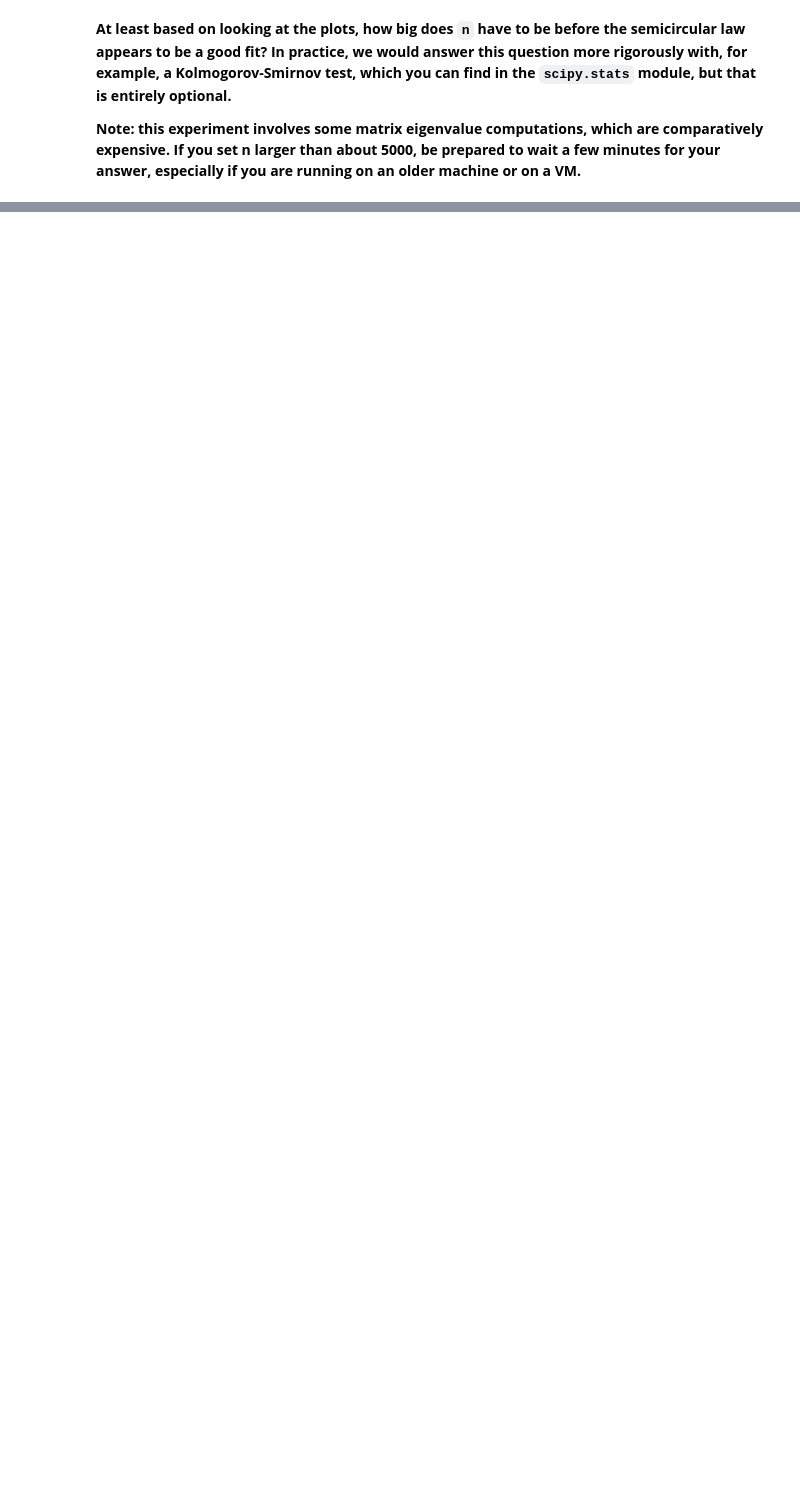
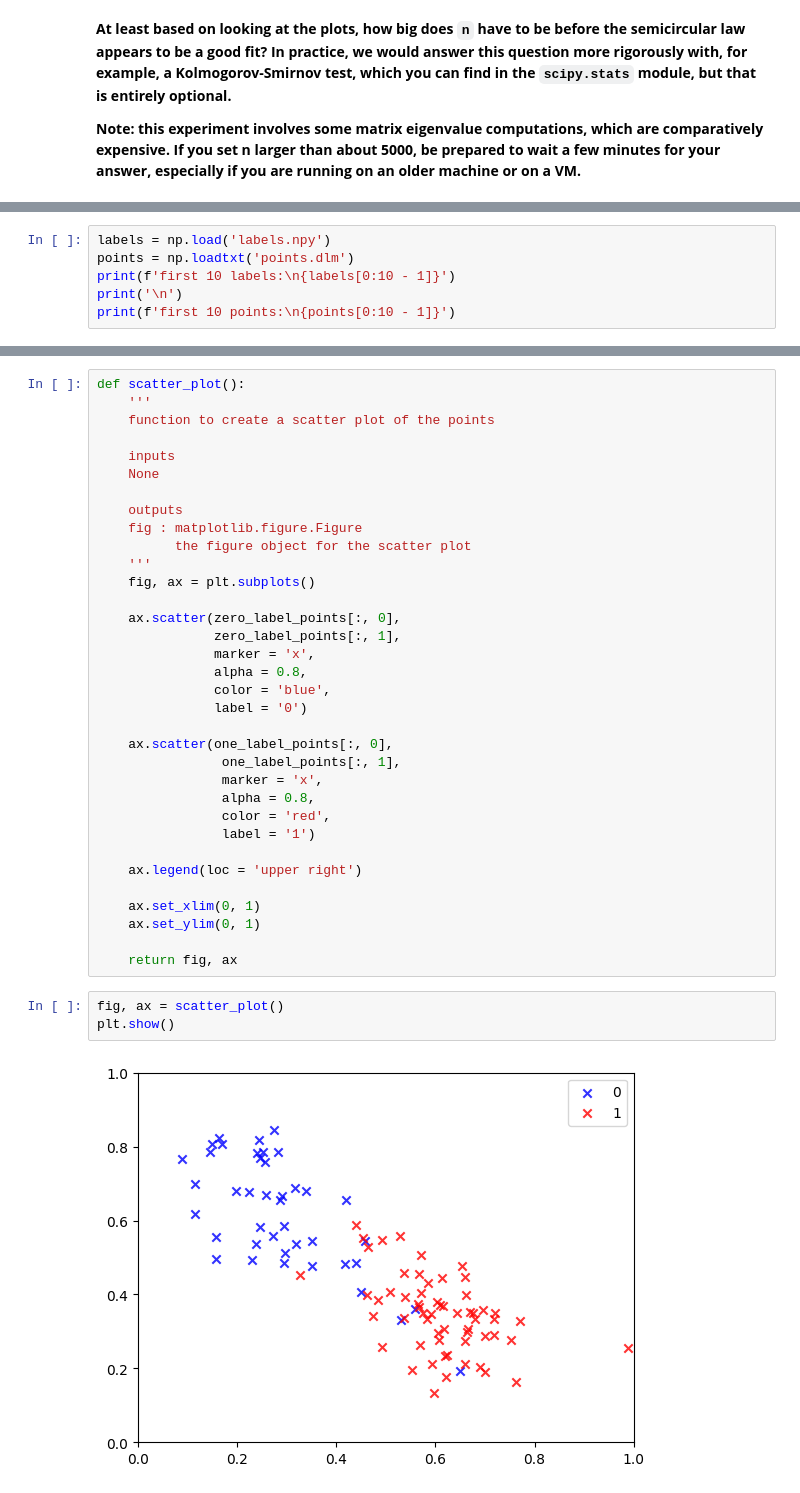
Before and after one commit to Stochastic1017/STAT_606, a Jupyter notebook: ssudhir2_hw6/ssudhir2_hw6.ipynb, the cells around one changed output, grey strips where cells are left out. Cells and saved outputs as stored; diff of their text form; blank space fills up the shorter version.

```diff
--- a/ssudhir2_hw6/ssudhir2_hw6.ipynb
+++ b/ssudhir2_hw6/ssudhir2_hw6.ipynb
@@ -155,0 +219,6 @@ os.getcwd()
+# %%
+labels = np.load('labels.npy')
+points = np.loadtxt('points.dlm')
+print(f'first 10 labels:\n{labels[0:10 - 1]}')
+print('\n')
+print(f'first 10 points:\n{points[0:10 - 1]}')
@@ -155,0 +274,39 @@ os.getcwd()
+# %%
+def scatter_plot():
+    '''
+    function to create a scatter plot of the points
+
+    inputs
+    None
+
+    outputs
+    fig : matplotlib.figure.Figure
+          the figure object for the scatter plot
+    '''
+    fig, ax = plt.subplots()
+
+    ax.scatter(zero_label_points[:, 0],
+               zero_label_points[:, 1],
+               marker = 'x',
+               alpha = 0.8,
+               color = 'blue',
+               label = '0')
+
+    ax.scatter(one_label_points[:, 0],
+                one_label_points[:, 1],
+                marker = 'x',
+                alpha = 0.8,
+                color = 'red',
+                label = '1')
+
+    ax.legend(loc = 'upper right')
+
+    ax.set_xlim(0, 1)
+    ax.set_ylim(0, 1)
+
+    return fig, ax
+# %%
+fig, ax = scatter_plot()
+plt.show()
+# %% [output]
+[figure, added]
```
Also changed, not shown: parts of 27 cells of this notebook.
